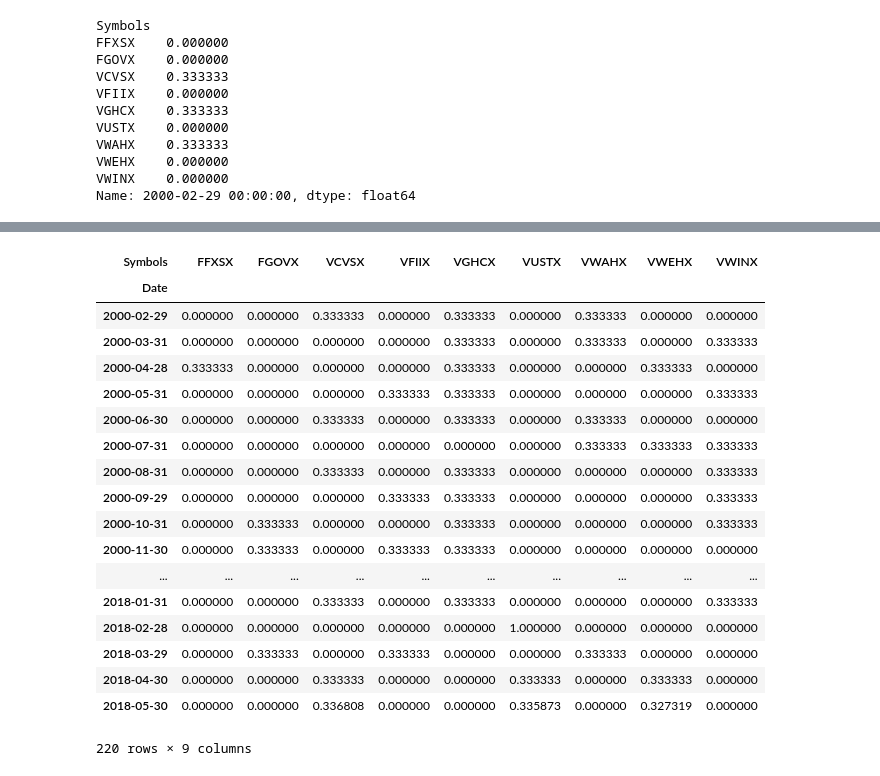
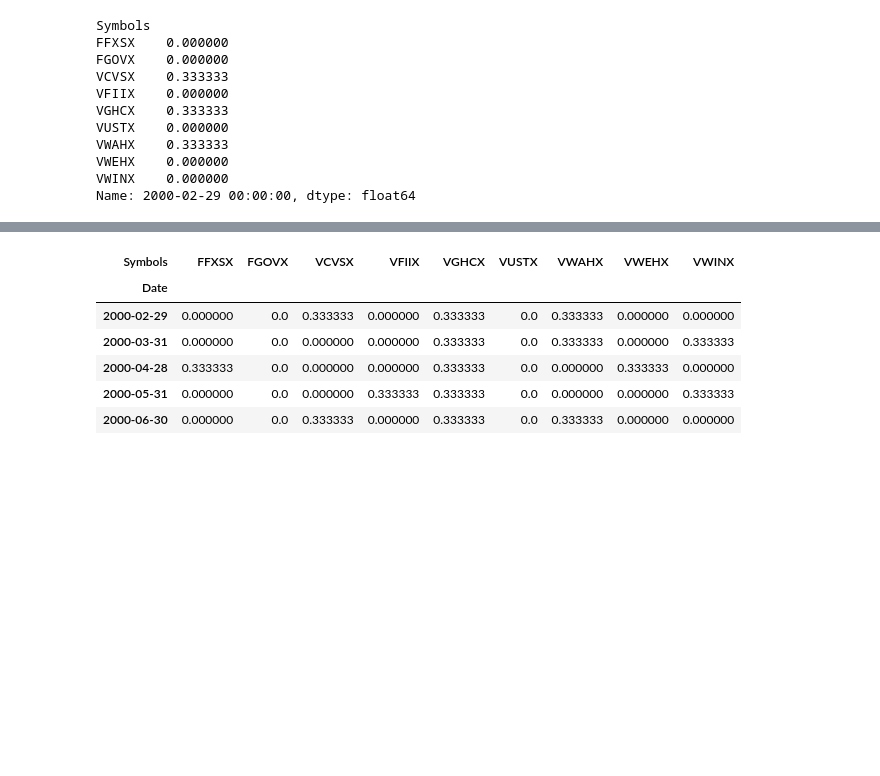
Before and after one commit to scubamut/MY_STRATEGIES, a Jupyter notebook: BACKTEST_STEP_BY_STEP.ipynb, the cells around one changed output, grey strips where cells are left out. Saved outputs shown, nothing was run; the diff lists cells and outputs as text; code cells hidden in the pictures; blank space fills up the shorter version.

```diff
--- a/BACKTEST_STEP_BY_STEP.ipynb
+++ b/BACKTEST_STEP_BY_STEP.ipynb
@@ -300,22 +285,10 @@ FIRST BUY DATE = 2000-02-29 00:00:00
 # %%
-p_weights.loc[rebalance_dates]
+p_weights.loc[rebalance_dates][:5]
 # %% [output]
 | Symbols | FFXSX | FGOVX | VCVSX | VFIIX | VGHCX | VUSTX | VWAHX | VWEHX | VWINX |
 | Date |  |  |  |  |  |  |  |  |  |
-| 2000-02-29 | 0.000000 | 0.000000 | 0.333333 | 0.000000 | 0.333333 | 0.000000 | 0.333333 | 0.000000 | 0.000000 |
-| 2000-03-31 | 0.000000 | 0.000000 | 0.000000 | 0.000000 | 0.333333 | 0.000000 | 0.333333 | 0.000000 | 0.333333 |
-| 2000-04-28 | 0.333333 | 0.000000 | 0.000000 | 0.000000 | 0.333333 | 0.000000 | 0.000000 | 0.333333 | 0.000000 |
-| 2000-05-31 | 0.000000 | 0.000000 | 0.000000 | 0.333333 | 0.333333 | 0.000000 | 0.000000 | 0.000000 | 0.333333 |
-| 2000-06-30 | 0.000000 | 0.000000 | 0.333333 | 0.000000 | 0.333333 | 0.000000 | 0.333333 | 0.000000 | 0.000000 |
-| 2000-07-31 | 0.000000 | 0.000000 | 0.000000 | 0.000000 | 0.000000 | 0.000000 | 0.333333 | 0.333333 | 0.333333 |
-| 2000-08-31 | 0.000000 | 0.000000 | 0.333333 | 0.000000 | 0.333333 | 0.000000 | 0.000000 | 0.000000 | 0.333333 |
-| 2000-09-29 | 0.000000 | 0.000000 | 0.000000 | 0.333333 | 0.333333 | 0.000000 | 0.000000 | 0.000000 | 0.333333 |
-| 2000-10-31 | 0.000000 | 0.333333 | 0.000000 | 0.000000 | 0.333333 | 0.000000 | 0.000000 | 0.000000 | 0.333333 |
-| 2000-11-30 | 0.000000 | 0.333333 | 0.000000 | 0.333333 | 0.333333 | 0.000000 | 0.000000 | 0.000000 | 0.000000 |
-| ... | ... | ... | ... | ... | ... | ... | ... | ... | ... |
-| 2018-01-31 | 0.000000 | 0.000000 | 0.333333 | 0.000000 | 0.333333 | 0.000000 | 0.000000 | 0.000000 | 0.333333 |
-| 2018-02-28 | 0.000000 | 0.000000 | 0.000000 | 0.000000 | 0.000000 | 1.000000 | 0.000000 | 0.000000 | 0.000000 |
-| 2018-03-29 | 0.000000 | 0.333333 | 0.000000 | 0.333333 | 0.000000 | 0.000000 | 0.333333 | 0.000000 | 0.000000 |
-| 2018-04-30 | 0.000000 | 0.000000 | 0.333333 | 0.000000 | 0.000000 | 0.333333 | 0.000000 | 0.333333 | 0.000000 |
-| 2018-05-30 | 0.000000 | 0.000000 | 0.336808 | 0.000000 | 0.000000 | 0.335873 | 0.000000 | 0.327319 | 0.000000 |
+| 2000-02-29 | 0.000000 | 0.0 | 0.333333 | 0.000000 | 0.333333 | 0.0 | 0.333333 | 0.000000 | 0.000000 |
+| 2000-03-31 | 0.000000 | 0.0 | 0.000000 | 0.000000 | 0.333333 | 0.0 | 0.333333 | 0.000000 | 0.333333 |
+| 2000-04-28 | 0.333333 | 0.0 | 0.000000 | 0.000000 | 0.333333 | 0.0 | 0.000000 | 0.333333 | 0.000000 |
+| 2000-05-31 | 0.000000 | 0.0 | 0.000000 | 0.333333 | 0.333333 | 0.0 | 0.000000 | 0.000000 | 0.333333 |
+| 2000-06-30 | 0.000000 | 0.0 | 0.333333 | 0.000000 | 0.333333 | 0.0 | 0.333333 | 0.000000 | 0.000000 |
-220 rows × 9 columns
```
Also changed, not shown: parts of 10 cells of this notebook.
